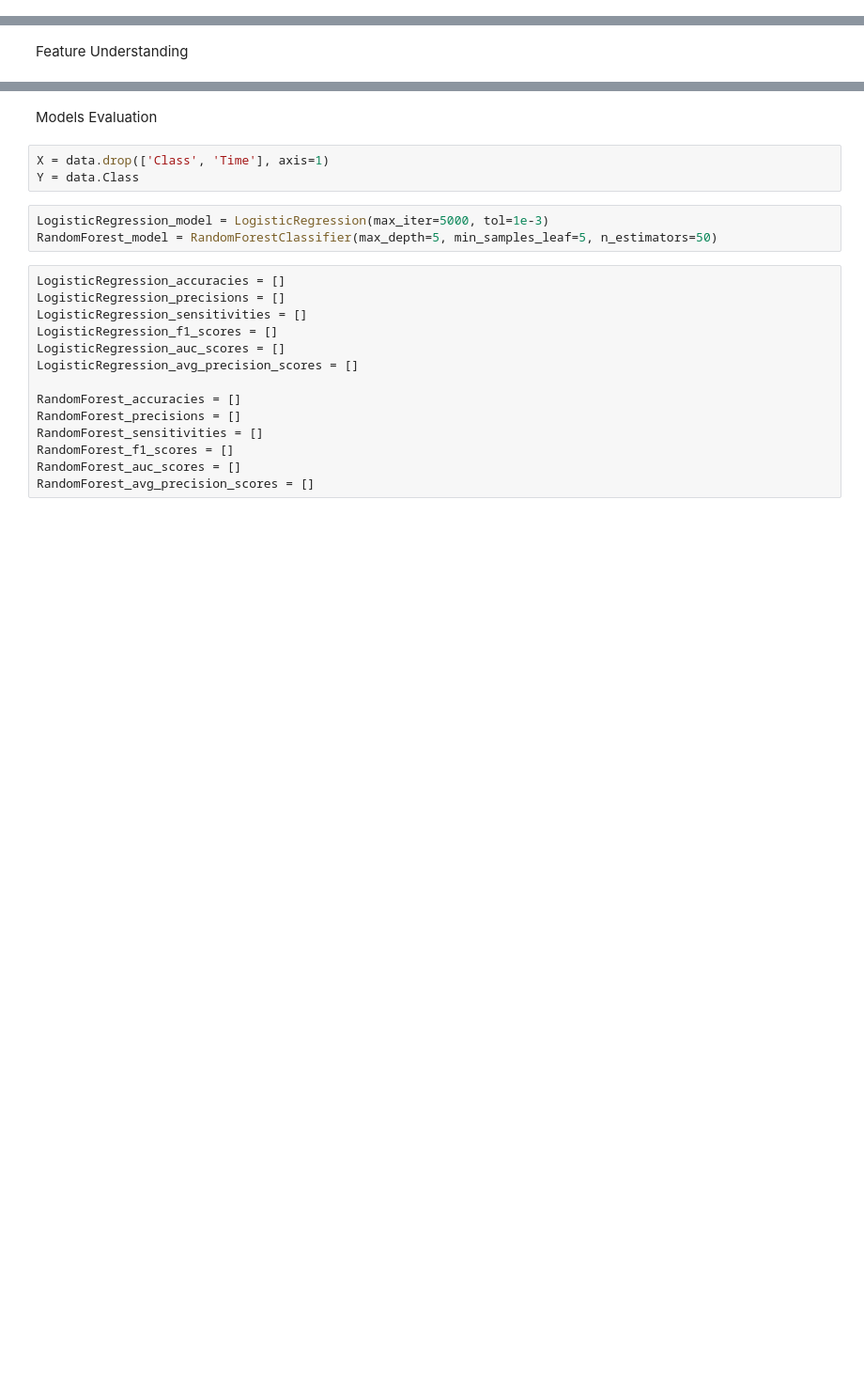
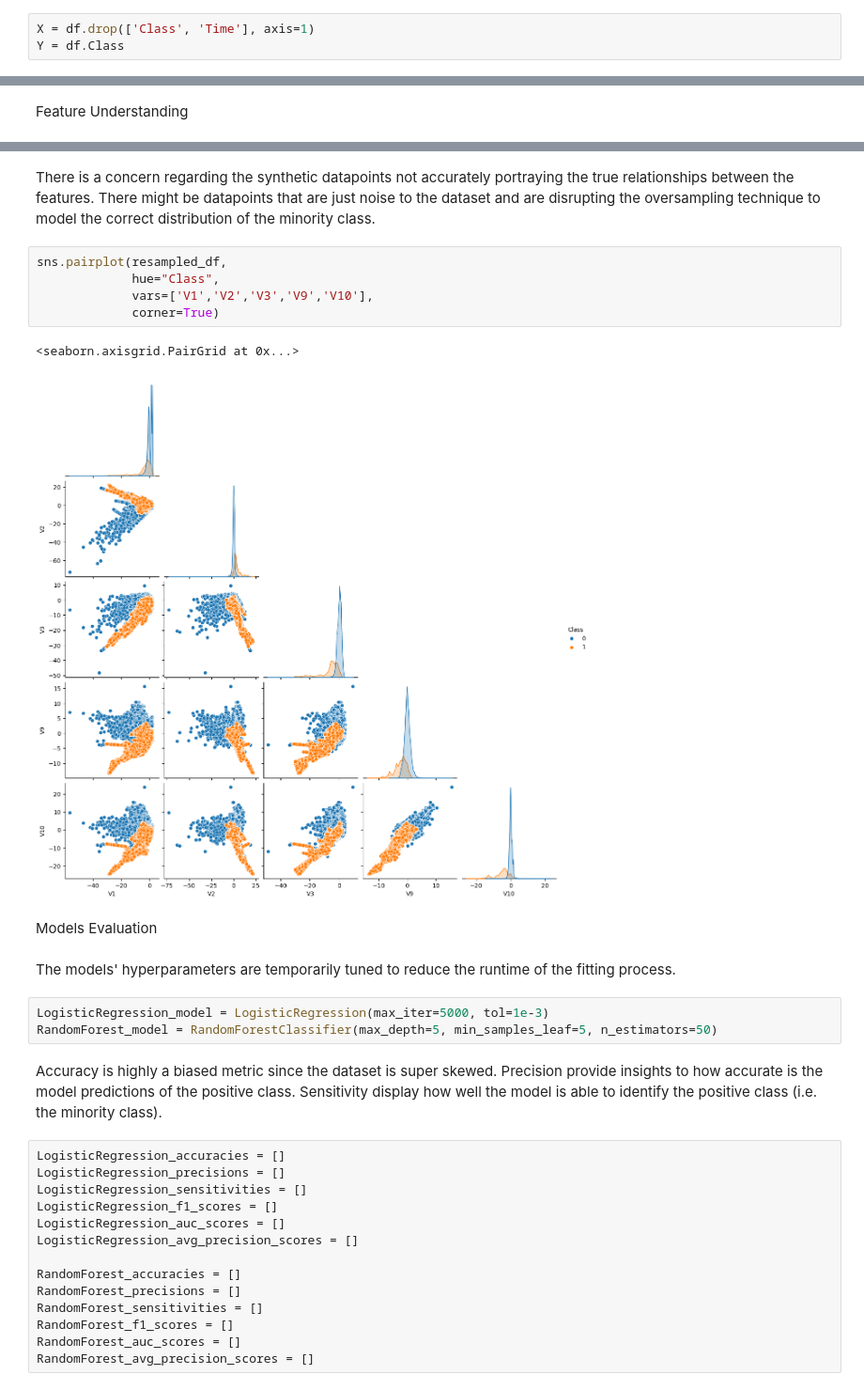
Before and after one commit to HuyPham39/Credit-Card-Fraud-Detection, a Jupyter notebook: CreditCardFraudDetect.ipynb, the cells around one changed output, grey strips where cells are left out. Shown at 94% size. Drawn from its saved outputs; the diff is of its cells as text; blank space fills up the shorter version.

```diff
--- a/CreditCardFraudDetect.ipynb
+++ b/CreditCardFraudDetect.ipynb
@@ -70,0 +101,3 @@ data = data.drop_duplicates()
+# %%
+X = df.drop(['Class', 'Time'], axis=1)
+Y = df.Class
@@ -78,11 +128,22 @@ data.Class.value_counts().plot(kind='bar')
+# %% [markdown]
+There is a concern regarding the synthetic datapoints not accurately portraying the true relationships between the features. There might be datapoints that are just noise to the dataset and are disrupting the oversampling technique to model the correct distribution of the minority class.
+# %%
+sns.pairplot(resampled_df,
+             hue="Class",
+             vars=['V1','V2','V3','V9','V10'],
+             corner=True)
+# %% [output]
+<seaborn.axisgrid.PairGrid at 0x...>
+[figure, added]
 # %% [markdown]
 Models Evaluation
-# %%
-X = data.drop(['Class', 'Time'], axis=1)
-Y = data.Class
+# %% [markdown]
+The models' hyperparameters are temporarily tuned to reduce the runtime of the fitting process.
 # %%
 LogisticRegression_model = LogisticRegression(max_iter=5000, tol=1e-3)
 RandomForest_model = RandomForestClassifier(max_depth=5, min_samples_leaf=5, n_estimators=50)
+# %% [markdown]
+Accuracy is highly a biased metric since the dataset is super skewed. Precision provide insights to how accurate is the model predictions of the positive class. Sensitivity display how well the model is able to identify the positive class (i.e. the minority class).
 # %%
 LogisticRegression_accuracies = []
 LogisticRegression_precisions = []
```
Also changed, not shown: parts of 28 cells of this notebook.
